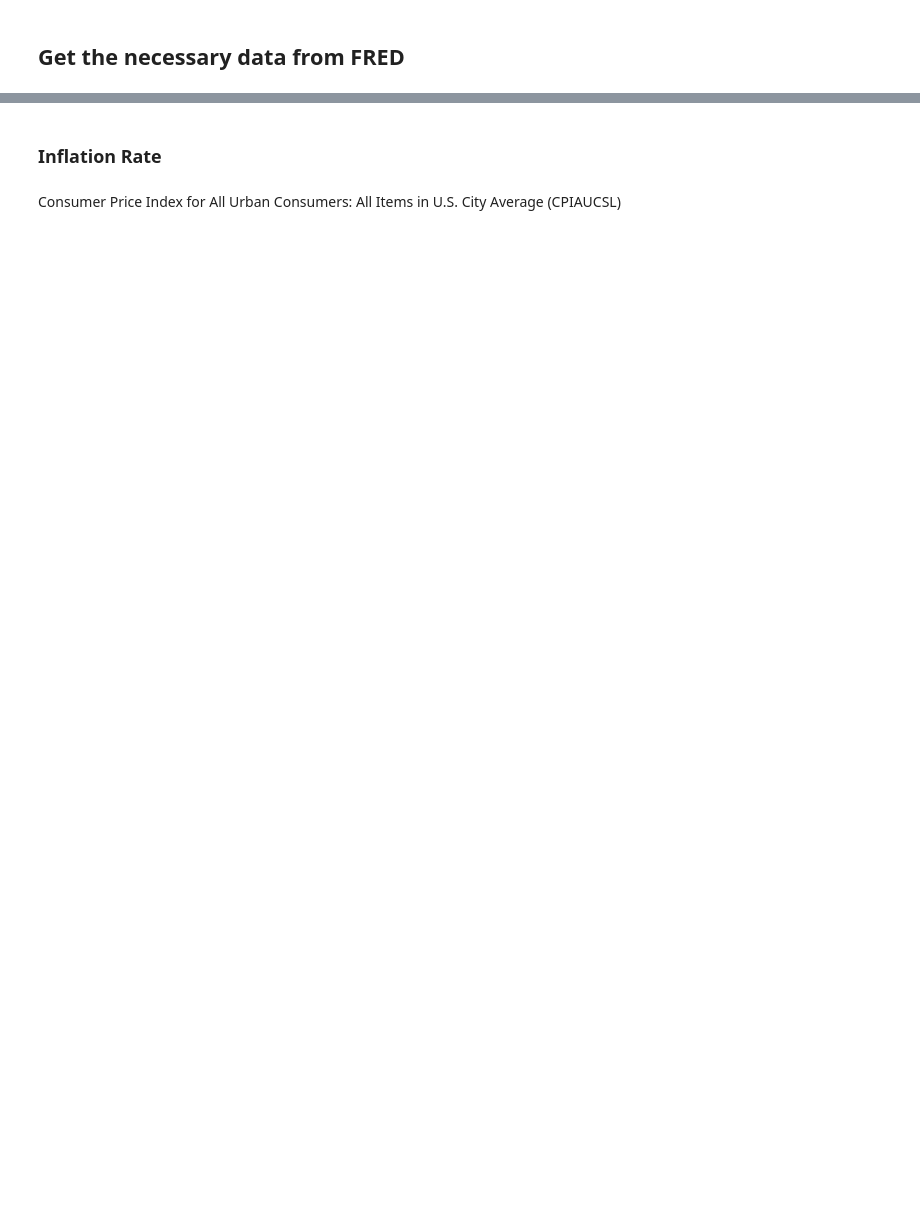
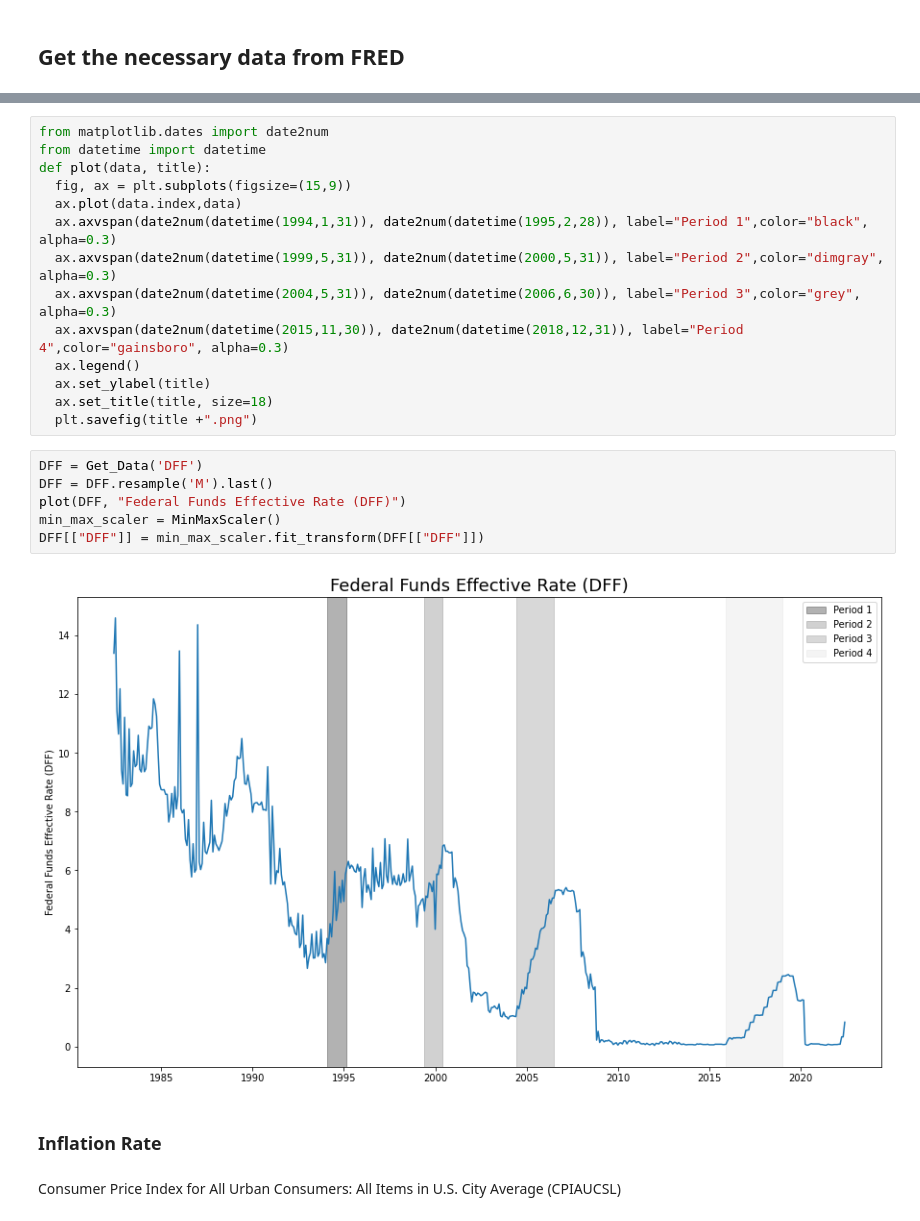
Before and after one commit to Gavinlai01/FINA5270-IndividualReport, a Jupyter notebook: Individual Report.ipynb, the cells around one changed output, grey strips where cells are left out. Drawn from its saved outputs; the diff is of its cells as text; blank space fills up the shorter version.

```diff
--- a/Individual Report.ipynb
+++ b/Individual Report.ipynb
@@ -20,4 +29,26 @@ def Get_Data(code):
   return data
+# %%
+from matplotlib.dates import date2num
+from datetime import datetime
+def plot(data, title):
+  fig, ax = plt.subplots(figsize=(15,9))
+  ax.plot(data.index,data)
+  ax.axvspan(date2num(datetime(1994,1,31)), date2num(datetime(1995,2,28)), label="Period 1",color="black", alpha=0.3)
+  ax.axvspan(date2num(datetime(1999,5,31)), date2num(datetime(2000,5,31)), label="Period 2",color="dimgray", alpha=0.3)
+  ax.axvspan(date2num(datetime(2004,5,31)), date2num(datetime(2006,6,30)), label="Period 3",color="grey", alpha=0.3)
+  ax.axvspan(date2num(datetime(2015,11,30)), date2num(datetime(2018,12,31)), label="Period 4",color="gainsboro", alpha=0.3)
+  ax.legend()
+  ax.set_ylabel(title)
+  ax.set_title(title, size=18)
+  plt.savefig(title +".png")
+# %%
+DFF = Get_Data('DFF')
+DFF = DFF.resample('M').last()
+plot(DFF, "Federal Funds Effective Rate (DFF)")
+min_max_scaler = MinMaxScaler()
+DFF[["DFF"]] = min_max_scaler.fit_transform(DFF[["DFF"]])
+# %% [output]
+[figure, added]
 # %% [markdown]
 ### Inflation Rate
 # %% [markdown]
```
Also changed, not shown: parts of 28 cells of this notebook.
